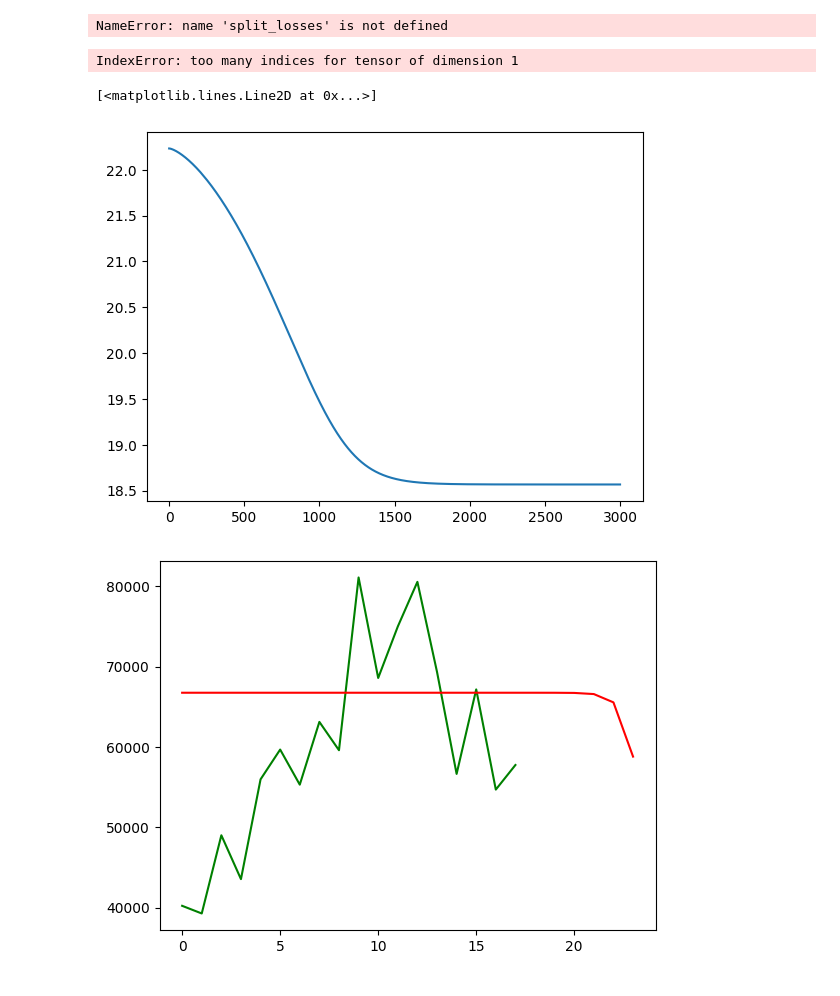
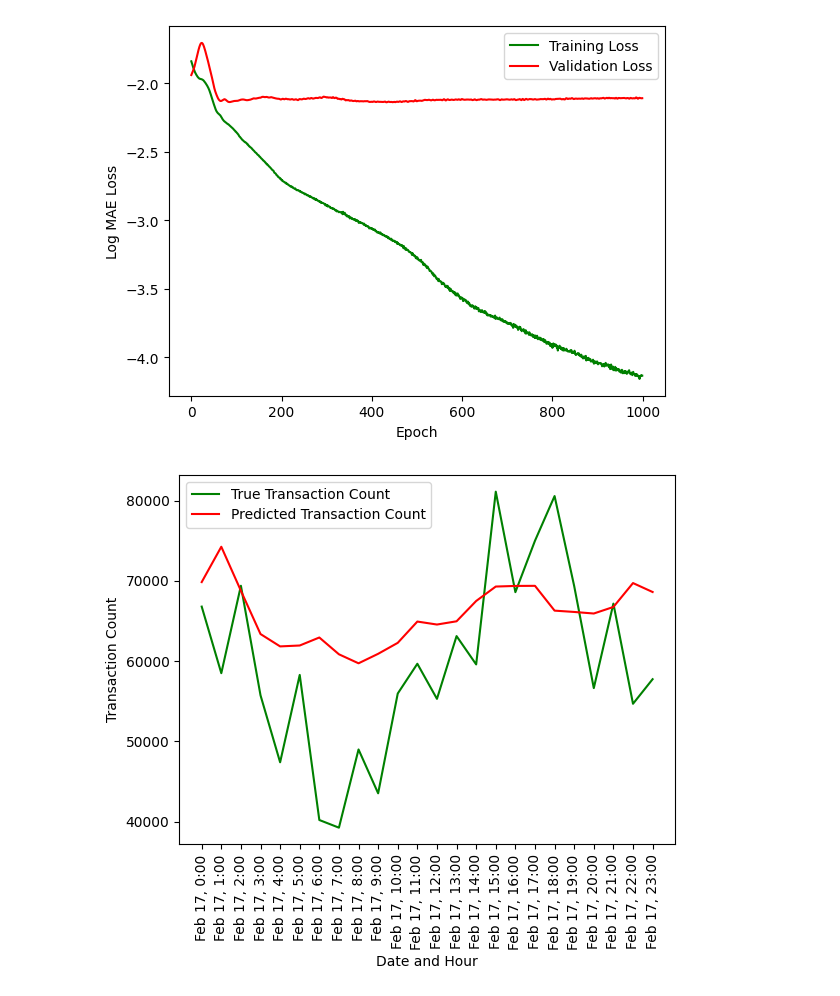
Before and after one commit to mlabs-ai/xrpl-demo, a Jupyter notebook: train_model.ipynb, the cells around one changed output. Drawn from its saved outputs; the diff is of its cells as text; code cells hidden in the pictures.

```diff
--- a/train_model.ipynb
+++ b/train_model.ipynb
@@ -123,42 +128,56 @@ split_losses = cross_validate(X_month, X_day, X_hour, X_numeric, y, 1000, cv=5)
-# %%
-import math
-
-avg_losses = [
-    sum([losses[i] for losses in split_losses]) / len(split_losses)
-    for i in range(len(split_losses[0]))
-]
-plot = [math.log(l) for l in avg_losses]
-plt.plot(plot)
-# %% [output]
-NameError: name 'split_losses' is not defined
 # %%
-with torch.device("cuda"):
-    X_month, X_day, X_hour, X_numeric, y = load_dataset('data/train.csv', 24)
-    X_month_test, X_day_test, X_hour_test, X_numeric_test, y_test = load_dataset(
+with torch.device(DEVICE):
+    X_month, X_day, X_hour, X_numeric, y_train, scale_min, scale_factor = load_dataset(
+        'data/train.csv',
+        24
+    )
+    X_month_test, X_day_test, X_hour_test, X_numeric_test, y_test, _, _ = load_dataset(
         'data/test.csv',
-        24
+        24,
+        scale_min,
+        scale_factor
     )
 
     model = Model()
-    losses = train_model(model, X_month, X_day, X_hour, X_numeric, y, 3_000)
-    with torch.no_grad():
-        y_preds = model(X_month_test, X_day_test, X_hour_test, X_numeric_test)
+    trn_losses, val_losses = train_model(
+        model,
+        (X_month, X_day, X_hour, X_numeric),
+        y_train,
+        (X_month_test, X_day_test, X_hour_test, X_numeric_test),
+        y_test,
+        1000
+    )
-# %% [output]
-IndexError: too many indices for tensor of dimension 1
 # %%
 import math
 import matplotlib.pyplot as plt
 
 # Plot losses
-plot = [math.log(l) for l in losses]
-plt.plot(plot)
+plt.xlabel("Epoch")
+plt.ylabel("Log MAE Loss")
+plt.plot([math.log(l) for l in trn_losses], color='green', label="Training Loss")
+plt.plot([math.log(l) for l in val_losses], color='red', label="Validation Loss")
+plt.legend()
+plt.show()
 # %% [output]
-[<matplotlib.lines.Line2D at 0x...>]
-[figure, old version]
+[figure, new version]
+# %%
+with torch.device(DEVICE):
+    with torch.no_grad():
+        model.eval()
+        y_preds = model.forward(X_month_test, X_day_test, X_hour_test, X_numeric_test)
 # %%
 # Use matplotlib to plot y_test in green and y_preds in red
-plt.plot(y_test[0].cpu(), color='green')
-plt.plot(y_preds[0].cpu(), color='red')
+x_axis = [
+    f"Feb {d}, {h}:00"
+    for d, h in zip(X_day_test[0, -24:], X_hour_test[0, -24:])
+]
+
+plt.xlabel("Date and Hour")
+plt.ylabel("Transaction Count")
+plt.xticks(range(len(x_axis)), x_axis, rotation=90)
+plt.plot(y_test[0].cpu() * scale_factor + scale_min, color='green', label="True Transaction Count")
+plt.plot(y_preds[0].cpu() * scale_factor + scale_min, color='red', label="Predicted Transaction Count")
+plt.legend()
 plt.show()
 # %% [output]
-[figure, old version]
+[figure, new version]
```
Also changed, not shown: parts of 6 cells of this notebook, 4 other files.
